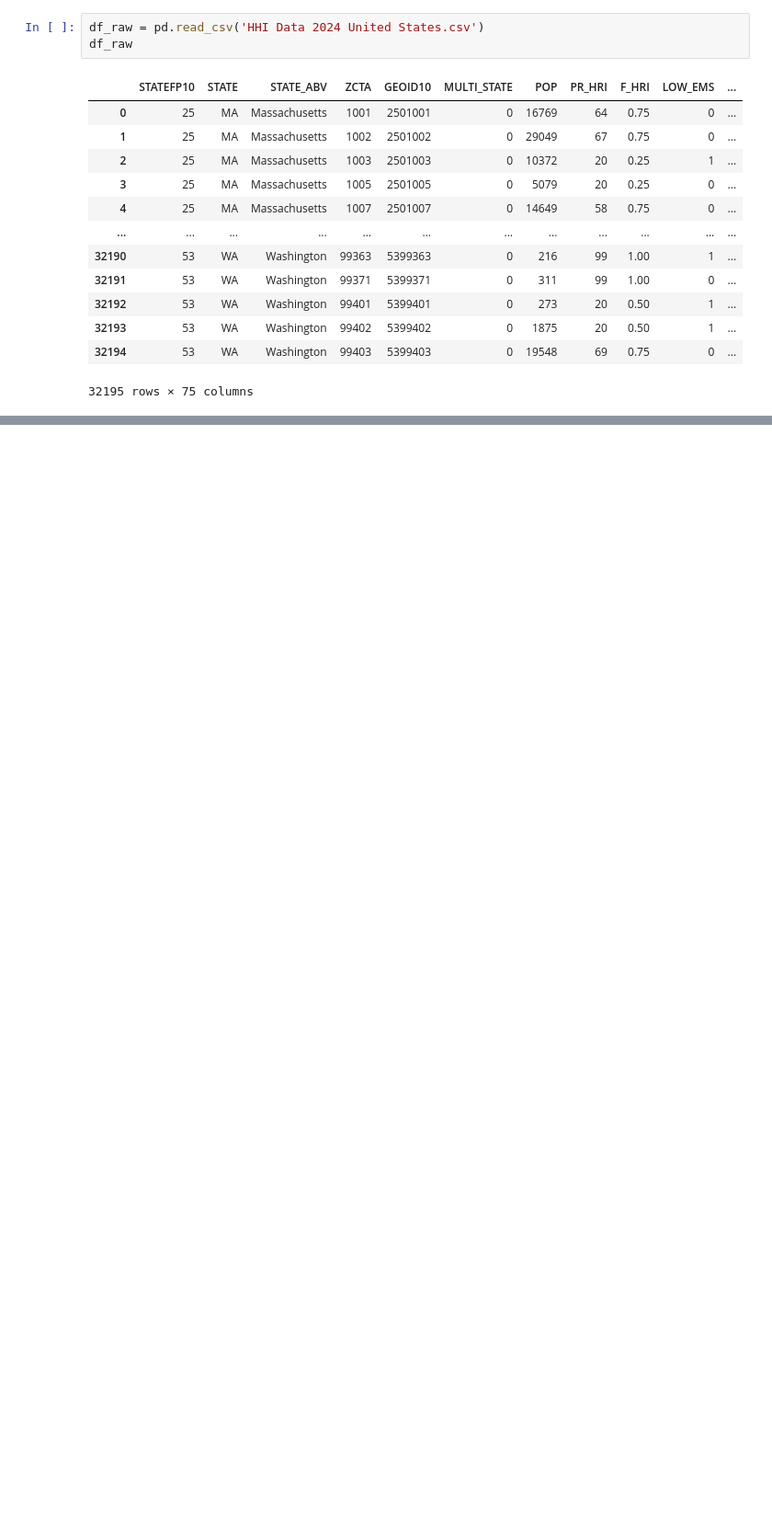
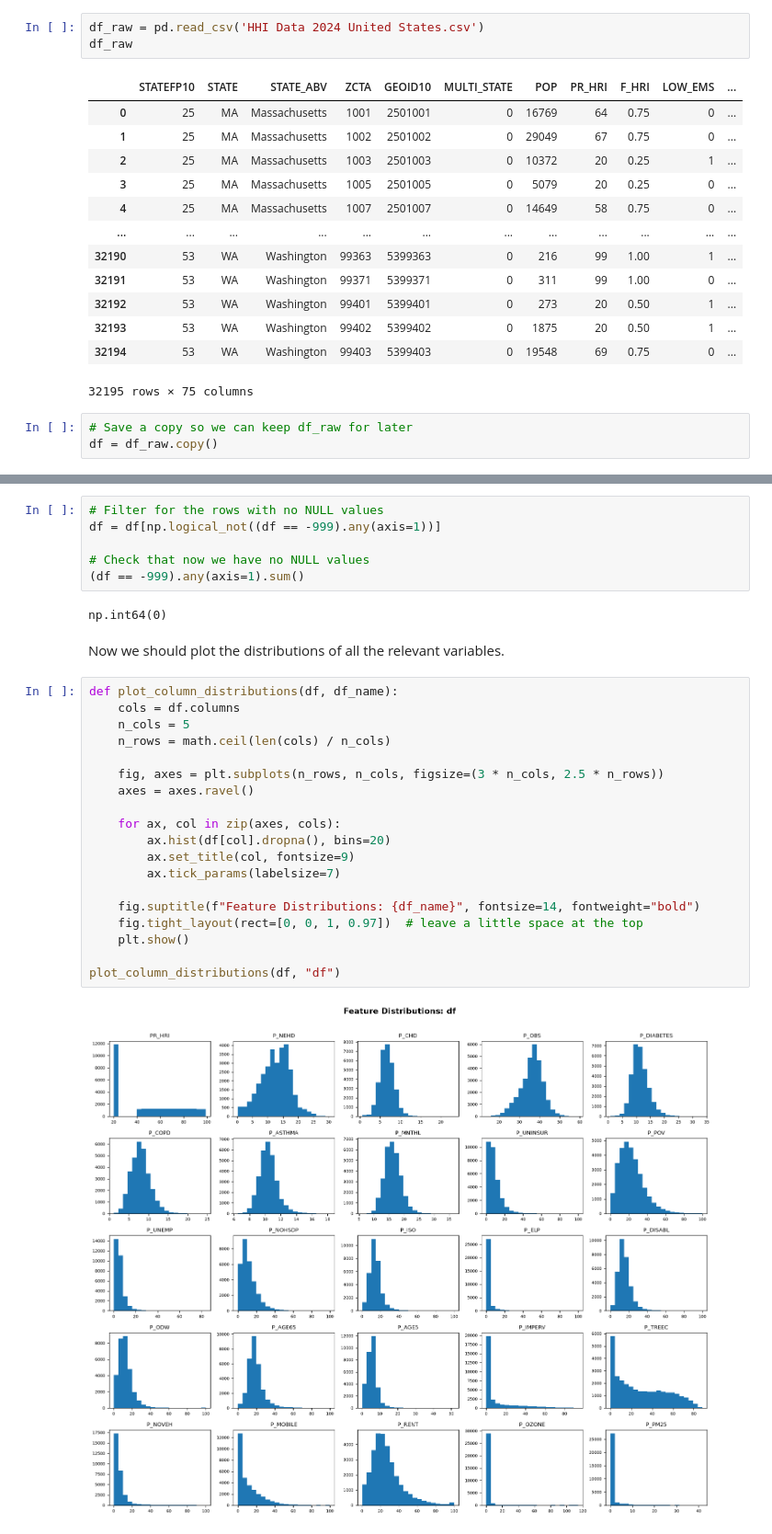
Before and after one commit to jpmehta1/Heat-and-Health-Project, a Jupyter notebook: Heat and Health Analysis.ipynb, the cells around one changed output, grey strips where cells are left out. Shown at 92% size. Cells and saved outputs as stored; diff of their text form; blank space fills up the shorter version.

Commit message:
Initial data loading, cleaning, feature distributions, and train/test split

```diff
--- a/Heat and Health Analysis.ipynb
+++ b/Heat and Health Analysis.ipynb
@@ -17,3 +21,6 @@ df_raw
 | 32193 | 53 | WA | Washington | 99402 | 5399402 | 0 | 1875 | 20 | 0.50 | 1 | ... |
 | 32194 | 53 | WA | Washington | 99403 | 5399403 | 0 | 19548 | 69 | 0.75 | 0 | ... |
 32195 rows × 75 columns
+# %%
+# Save a copy so we can keep df_raw for later
+df = df_raw.copy()
@@ -19,0 +85,31 @@ df_raw
+# %%
+# Filter for the rows with no NULL values
+df = df[np.logical_not((df == -999).any(axis=1))]
+
+# Check that now we have no NULL values
+(df == -999).any(axis=1).sum()
+# %% [output]
+np.int64(0)
+# %% [markdown]
+Now we should plot the distributions of all the relevant variables.
+# %%
+def plot_column_distributions(df, df_name):
+    cols = df.columns
+    n_cols = 5
+    n_rows = math.ceil(len(cols) / n_cols)
+
+    fig, axes = plt.subplots(n_rows, n_cols, figsize=(3 * n_cols, 2.5 * n_rows))
+    axes = axes.ravel()
+
+    for ax, col in zip(axes, cols):
+        ax.hist(df[col].dropna(), bins=20)
+        ax.set_title(col, fontsize=9)
+        ax.tick_params(labelsize=7)
+
+    fig.suptitle(f"Feature Distributions: {df_name}", fontsize=14, fontweight="bold")
+    fig.tight_layout(rect=[0, 0, 1, 0.97])  # leave a little space at the top
+    plt.show()
+
+plot_column_distributions(df, "df")
+# %% [output]
+[figure, added]
```
Also changed, not shown: parts of 11 cells of this notebook.
